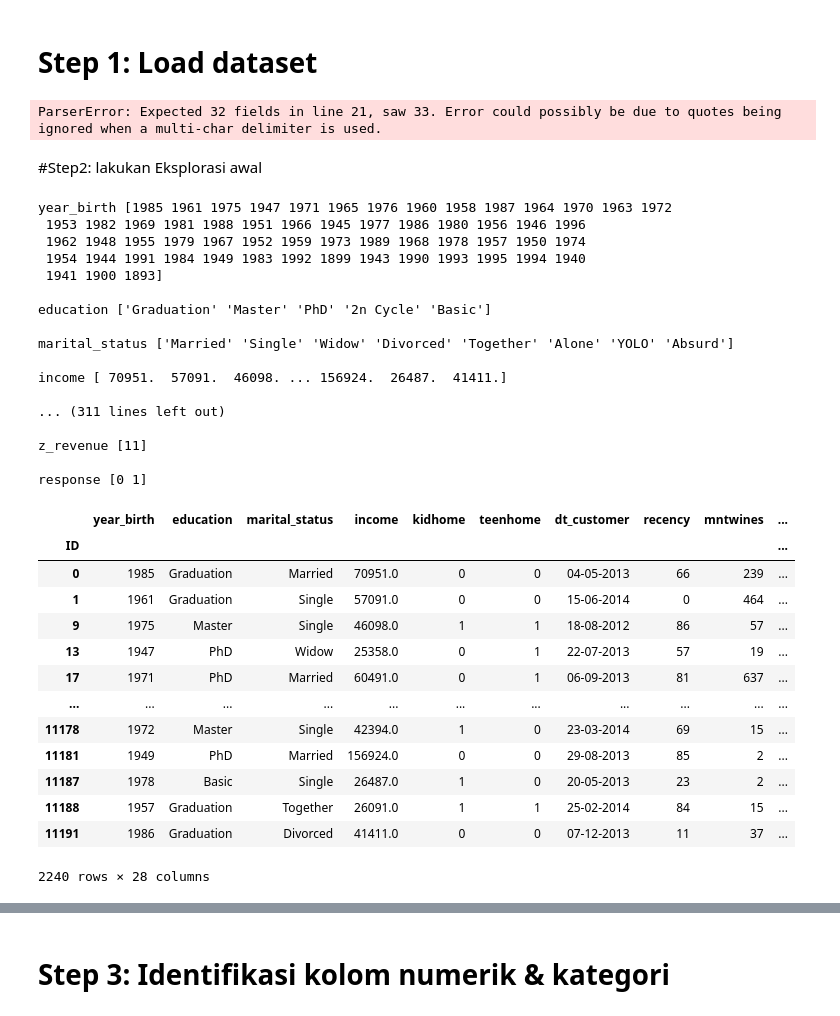
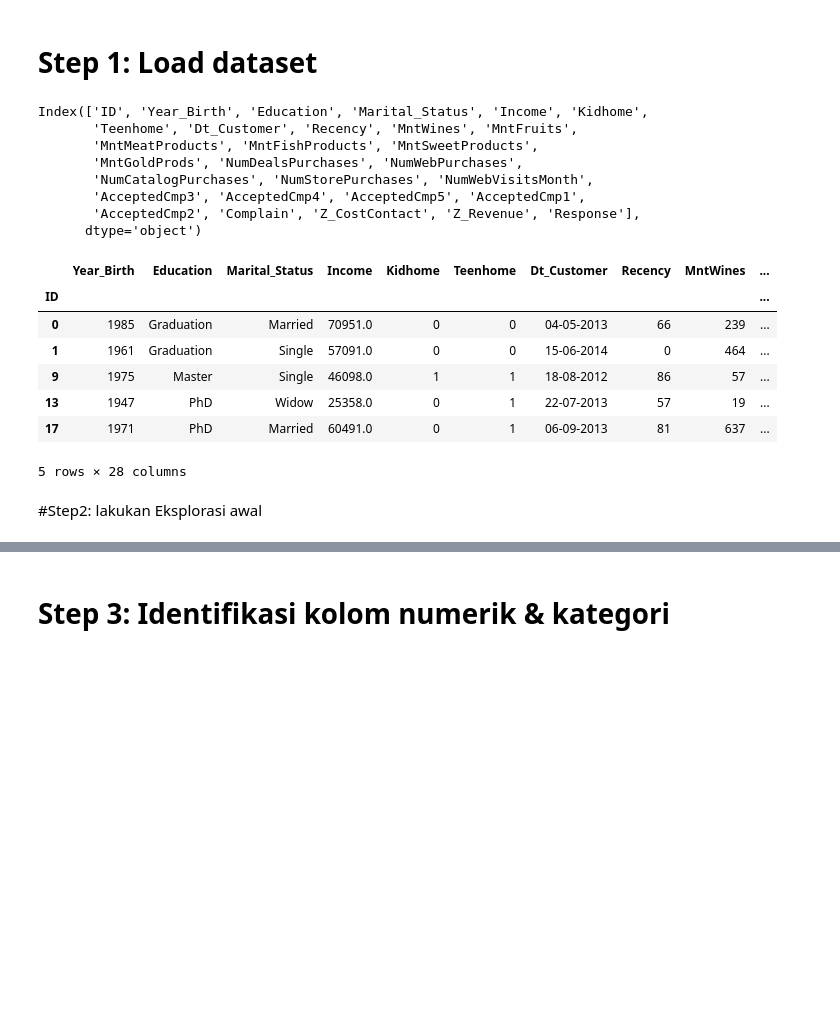
Before and after one commit to Yan-ac1/tugas, a Jupyter notebook: Tugas3_marselinus_yansen.ipynb, the cells around one changed output, grey strips where cells are left out. Drawn from its saved outputs; the diff is of its cells as text; code cells hidden in the pictures; blank space fills up the shorter version.

```diff
--- a/Tugas3_marselinus_yansen.ipynb
+++ b/Tugas3_marselinus_yansen.ipynb
@@ -14,49 +14,29 @@ import seaborn as sns
 # %% [markdown]
 # Step 1: Load dataset
 # %%
-reg = r""
-df = pd.read_csv('cpa.csv',sep=r"\w+",engine="python")
+#
+
+df = pd.read_csv('cpa.csv',sep=r"\t",engine="python")
+print(df.columns)
 df.set_index("ID",inplace=True)
 df.sort_index(inplace=True)
 df.head()
 # %% [output]
-ParserError: Expected 32 fields in line 21, saw 33. Error could possibly be due to quotes being ignored when a multi-char delimiter is used.
+Index(['ID', 'Year_Birth', 'Education', 'Marital_Status', 'Income', 'Kidhome',
+       'Teenhome', 'Dt_Customer', 'Recency', 'MntWines', 'MntFruits',
+       'MntMeatProducts', 'MntFishProducts', 'MntSweetProducts',
+       'MntGoldProds', 'NumDealsPurchases', 'NumWebPurchases',
+       'NumCatalogPurchases', 'NumStorePurchases', 'NumWebVisitsMonth',
+       'AcceptedCmp3', 'AcceptedCmp4', 'AcceptedCmp5', 'AcceptedCmp1',
+       'AcceptedCmp2', 'Complain', 'Z_CostContact', 'Z_Revenue', 'Response'],
+      dtype='object')
+|  | Year_Birth | Education | Marital_Status | Income | Kidhome | Teenhome | Dt_Customer | Recency | MntWines | ... |
+| ID |  |  |  |  |  |  |  |  |  | ... |
+| 0 | 1985 | Graduation | Married | 70951.0 | 0 | 0 | 04-05-2013 | 66 | 239 | ... |
+| 1 | 1961 | Graduation | Single | 57091.0 | 0 | 0 | 15-06-2014 | 0 | 464 | ... |
+| 9 | 1975 | Master | Single | 46098.0 | 1 | 1 | 18-08-2012 | 86 | 57 | ... |
+| 13 | 1947 | PhD | Widow | 25358.0 | 0 | 1 | 22-07-2013 | 57 | 19 | ... |
+| 17 | 1971 | PhD | Married | 60491.0 | 0 | 1 | 06-09-2013 | 81 | 637 | ... |
+5 rows × 28 columns
 # %% [markdown]
 #Step2: lakukan Eksplorasi awal
-# %%
-df.columns = df.columns.str.strip().str.lower()
-for c in df.columns:
-    print(f"{c} {df[c].unique()}\n")
-df
-# %% [output]
-year_birth [1985 1961 1975 1947 1971 1965 1976 1960 1958 1987 1964 1970 1963 1972
- 1953 1982 1969 1981 1988 1951 1966 1945 1977 1986 1980 1956 1946 1996
- 1962 1948 1955 1979 1967 1952 1959 1973 1989 1968 1978 1957 1950 1974
- 1954 1944 1991 1984 1949 1983 1992 1899 1943 1990 1993 1995 1994 1940
- 1941 1900 1893]
-
-education ['Graduation' 'Master' 'PhD' '2n Cycle' 'Basic']
-
-marital_status ['Married' 'Single' 'Widow' 'Divorced' 'Together' 'Alone' 'YOLO' 'Absurd']
-
-income [ 70951.  57091.  46098. ... 156924.  26487.  41411.]
-
-... (311 lines left out)
-
-z_revenue [11]
-
-response [0 1]
-|  | year_birth | education | marital_status | income | kidhome | teenhome | dt_customer | recency | mntwines | ... |
-| ID |  |  |  |  |  |  |  |  |  | ... |
-| 0 | 1985 | Graduation | Married | 70951.0 | 0 | 0 | 04-05-2013 | 66 | 239 | ... |
-| 1 | 1961 | Graduation | Single | 57091.0 | 0 | 0 | 15-06-2014 | 0 | 464 | ... |
-| 9 | 1975 | Master | Single | 46098.0 | 1 | 1 | 18-08-2012 | 86 | 57 | ... |
-| 13 | 1947 | PhD | Widow | 25358.0 | 0 | 1 | 22-07-2013 | 57 | 19 | ... |
-| 17 | 1971 | PhD | Married | 60491.0 | 0 | 1 | 06-09-2013 | 81 | 637 | ... |
-| ... | ... | ... | ... | ... | ... | ... | ... | ... | ... | ... |
-| 11178 | 1972 | Master | Single | 42394.0 | 1 | 0 | 23-03-2014 | 69 | 15 | ... |
-| 11181 | 1949 | PhD | Married | 156924.0 | 0 | 0 | 29-08-2013 | 85 | 2 | ... |
-| 11187 | 1978 | Basic | Single | 26487.0 | 1 | 0 | 20-05-2013 | 23 | 2 | ... |
-| 11188 | 1957 | Graduation | Together | 26091.0 | 1 | 1 | 25-02-2014 | 84 | 15 | ... |
-| 11191 | 1986 | Graduation | Divorced | 41411.0 | 0 | 0 | 07-12-2013 | 11 | 37 | ... |
-2240 rows × 28 columns
```
Also changed, not shown: parts of 4 cells of this notebook.
